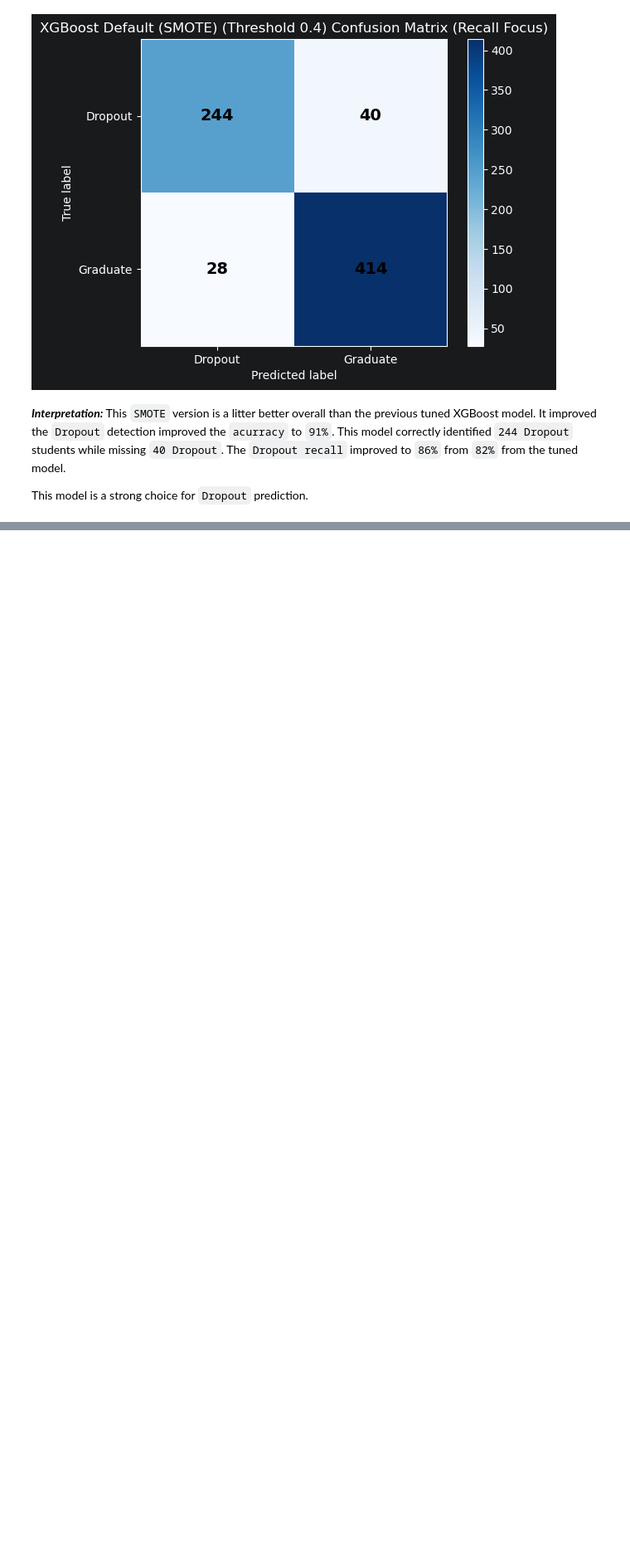
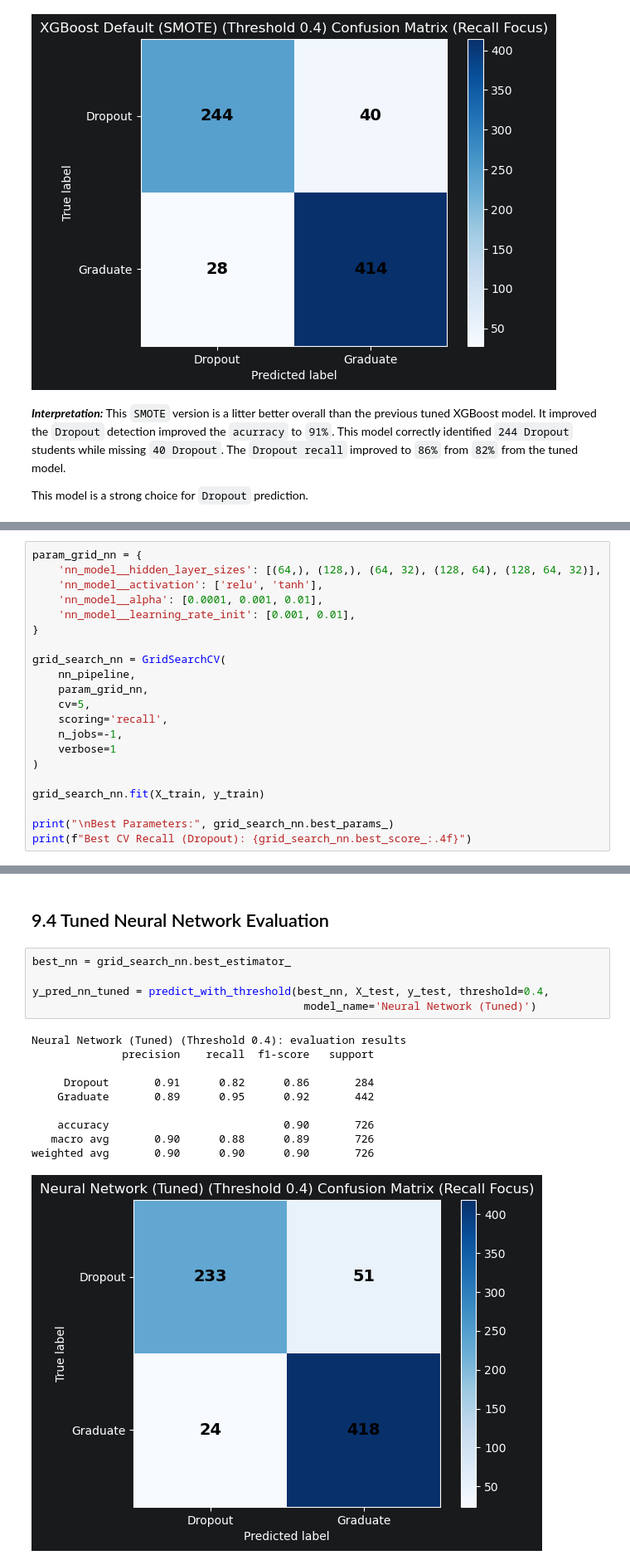
Before and after one commit to weslylaboy/student-outcome-predictor, a Jupyter notebook: notebooks/03_classification_model.ipynb, the cells around one changed output, grey strips where cells are left out. Shown at 83% size. Saved outputs shown, nothing was run; the diff lists cells and outputs as text; blank space fills up the shorter version.

```diff
--- a/notebooks/03_classification_model.ipynb
+++ b/notebooks/03_classification_model.ipynb
@@ -1442,0 +1433,21 @@ temp_results
+# %%
+param_grid_nn = {
+    'nn_model__hidden_layer_sizes': [(64,), (128,), (64, 32), (128, 64), (128, 64, 32)],
+    'nn_model__activation': ['relu', 'tanh'],
+    'nn_model__alpha': [0.0001, 0.001, 0.01],
+    'nn_model__learning_rate_init': [0.001, 0.01],
+}
+
+grid_search_nn = GridSearchCV(
+    nn_pipeline,
+    param_grid_nn,
+    cv=5,
+    scoring='recall',
+    n_jobs=-1,
+    verbose=1
+)
+
+grid_search_nn.fit(X_train, y_train)
+
+print("\nBest Parameters:", grid_search_nn.best_params_)
+print(f"Best CV Recall (Dropout): {grid_search_nn.best_score_:.4f}")
@@ -1442,0 +1461,18 @@ temp_results
+# %% [markdown]
+## 9.4 Tuned Neural Network Evaluation
+# %%
+best_nn = grid_search_nn.best_estimator_
+
+y_pred_nn_tuned = predict_with_threshold(best_nn, X_test, y_test, threshold=0.4,
+                                          model_name='Neural Network (Tuned)')
+# %% [output]
+Neural Network (Tuned) (Threshold 0.4): evaluation results
+              precision    recall  f1-score   support
+
+     Dropout       0.91      0.82      0.86       284
+    Graduate       0.89      0.95      0.92       442
+
+    accuracy                           0.90       726
+   macro avg       0.90      0.88      0.89       726
+weighted avg       0.90      0.90      0.90       726
+[figure, added]
```
Also changed, not shown: parts of 30 cells of this notebook.
